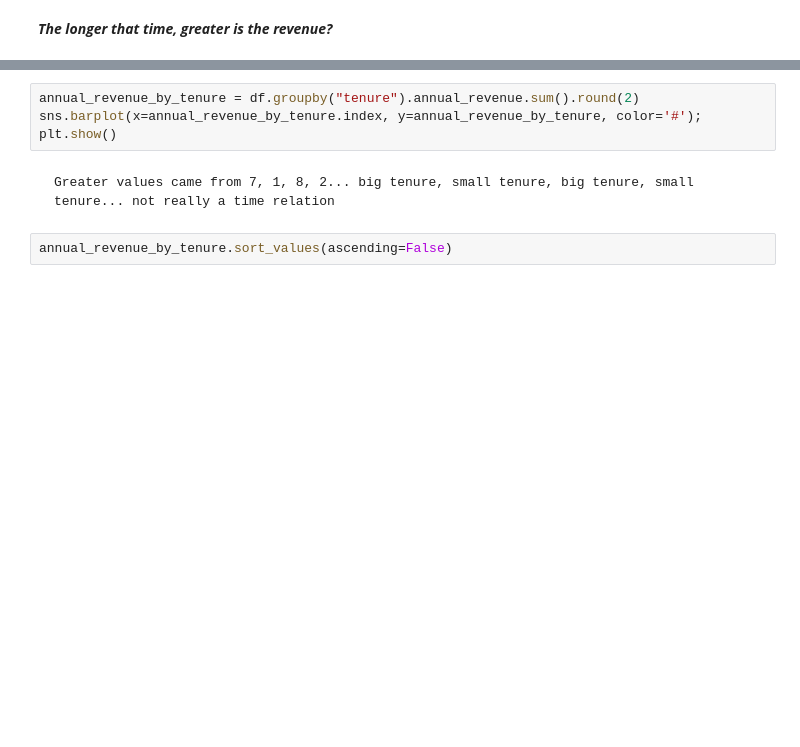
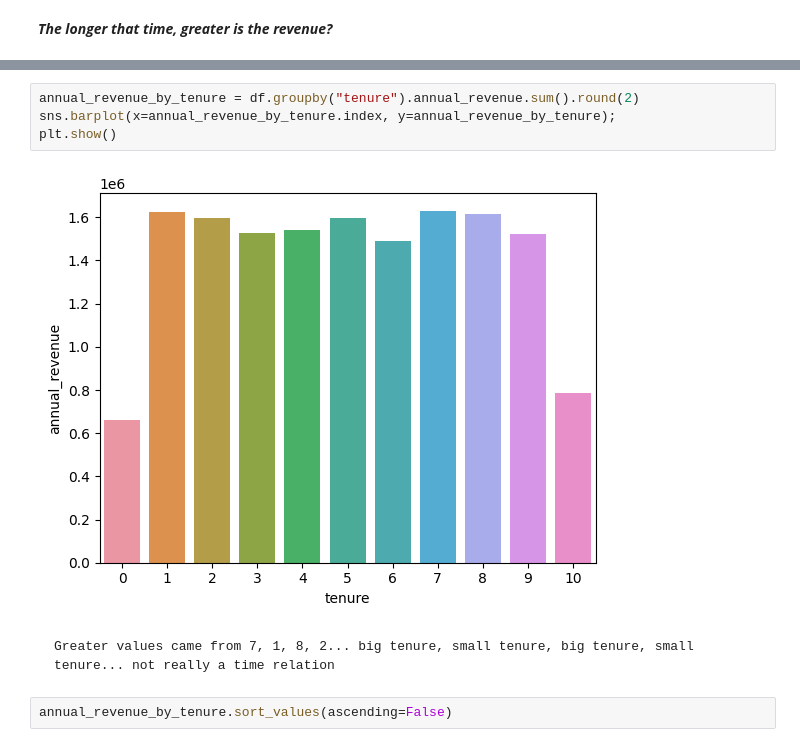
Before and after one commit to pauloreis-ds/churn-topBank, a Jupyter notebook: notebooks/1.0-pr-topbank-churn-eda.ipynb, the cells around one changed output, grey strips where cells are left out. Saved outputs shown, nothing was run; the diff lists cells and outputs as text; blank space fills up the shorter version.

```diff
--- a/notebooks/1.0-pr-topbank-churn-eda.ipynb
+++ b/notebooks/1.0-pr-topbank-churn-eda.ipynb
@@ -1064,7 +1098,9 @@ plt.show()
 # %%
 annual_revenue_by_tenure = df.groupby("tenure").annual_revenue.sum().round(2)
-sns.barplot(x=annual_revenue_by_tenure.index, y=annual_revenue_by_tenure, color='#');
+sns.barplot(x=annual_revenue_by_tenure.index, y=annual_revenue_by_tenure);
 plt.show()
+# %% [output]
+[figure, added]
 # %% [markdown]
     Greater values came from 7, 1, 8, 2... big tenure, small tenure, big tenure, small tenure... not really a time relation
 # %%
```
Also changed, not shown: parts of 55 cells of this notebook, 1 other file.
